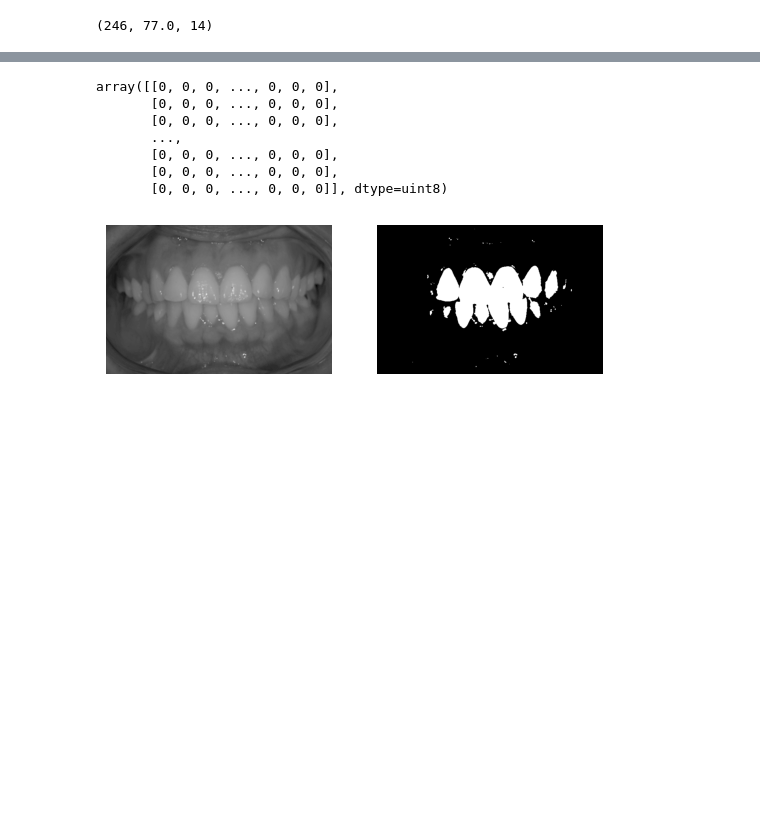
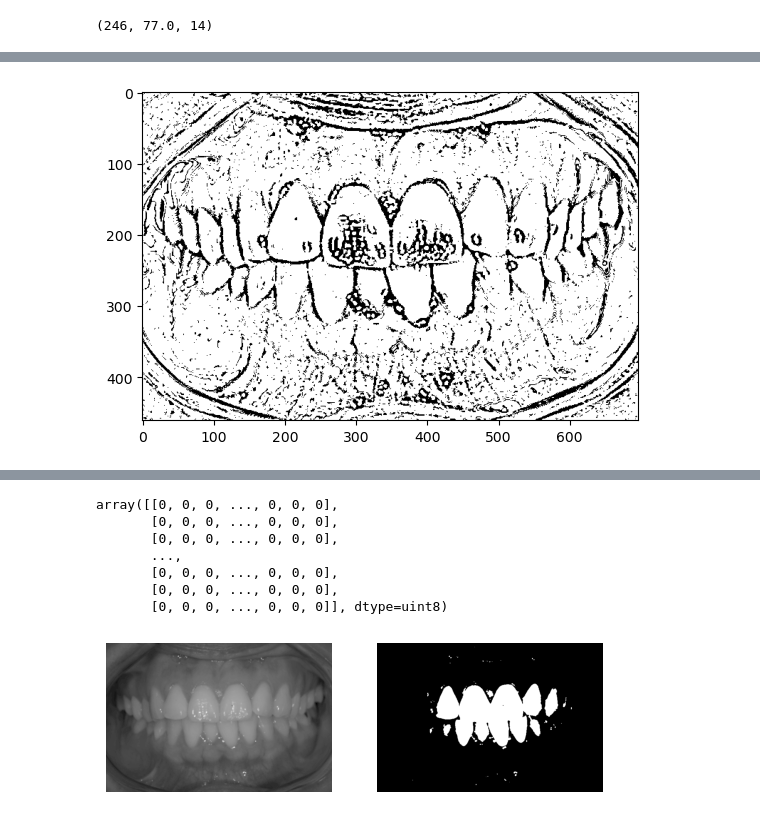
Before and after one commit to K-hyewon/ImageProcessing, a Jupyter notebook: study/image_registeration/perspective_transformation.ipynb, the cells around one changed output, grey strips where cells are left out. Saved outputs shown, nothing was run; the diff lists cells and outputs as text; code cells hidden in the pictures; blank space fills up the shorter version.

```diff
--- a/study/image_registeration/perspective_transformation.ipynb
+++ b/study/image_registeration/perspective_transformation.ipynb
@@ -17 +103,10 @@ thresh, thresh_img = cv2.threshold(b_img, 90, 256, type=cv2.THRESH_BINARY)
+# %%
+b_img = cv2.imread('/home/tkd_010/ImageProcessing/study/image_registeration/before.png', 0)
+th3 = cv2.adaptiveThreshold(b_img,255,cv2.ADAPTIVE_THRESH_GAUSSIAN_C,cv2.THRESH_BINARY,15,2)
+
+plt.imshow(th3, cmap='gray')
+
+plt.show()
+# %% [output]
+[figure, added]
 # %%
```
Also changed, not shown: parts of 3 cells of this notebook, 1 other file.
